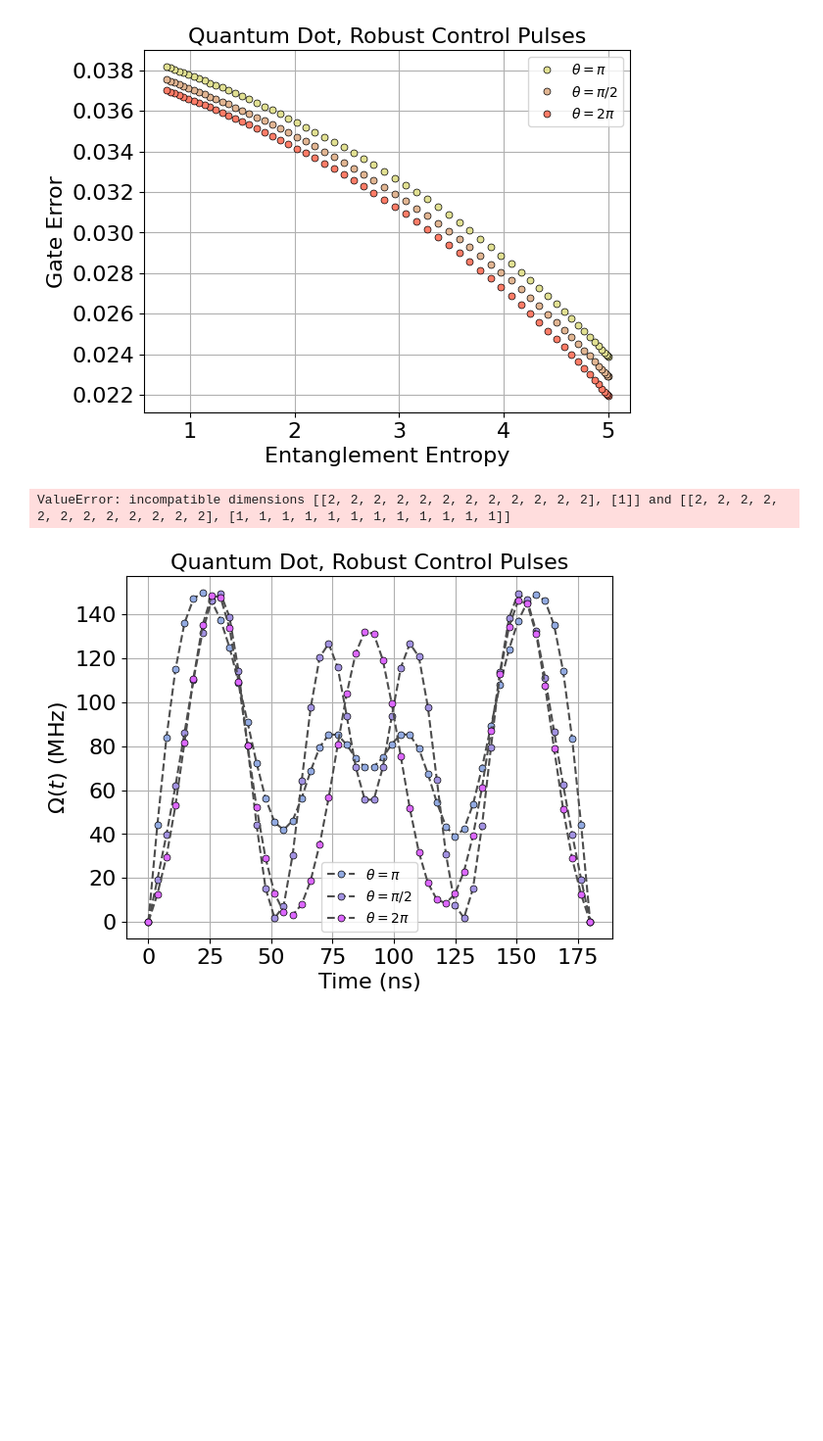
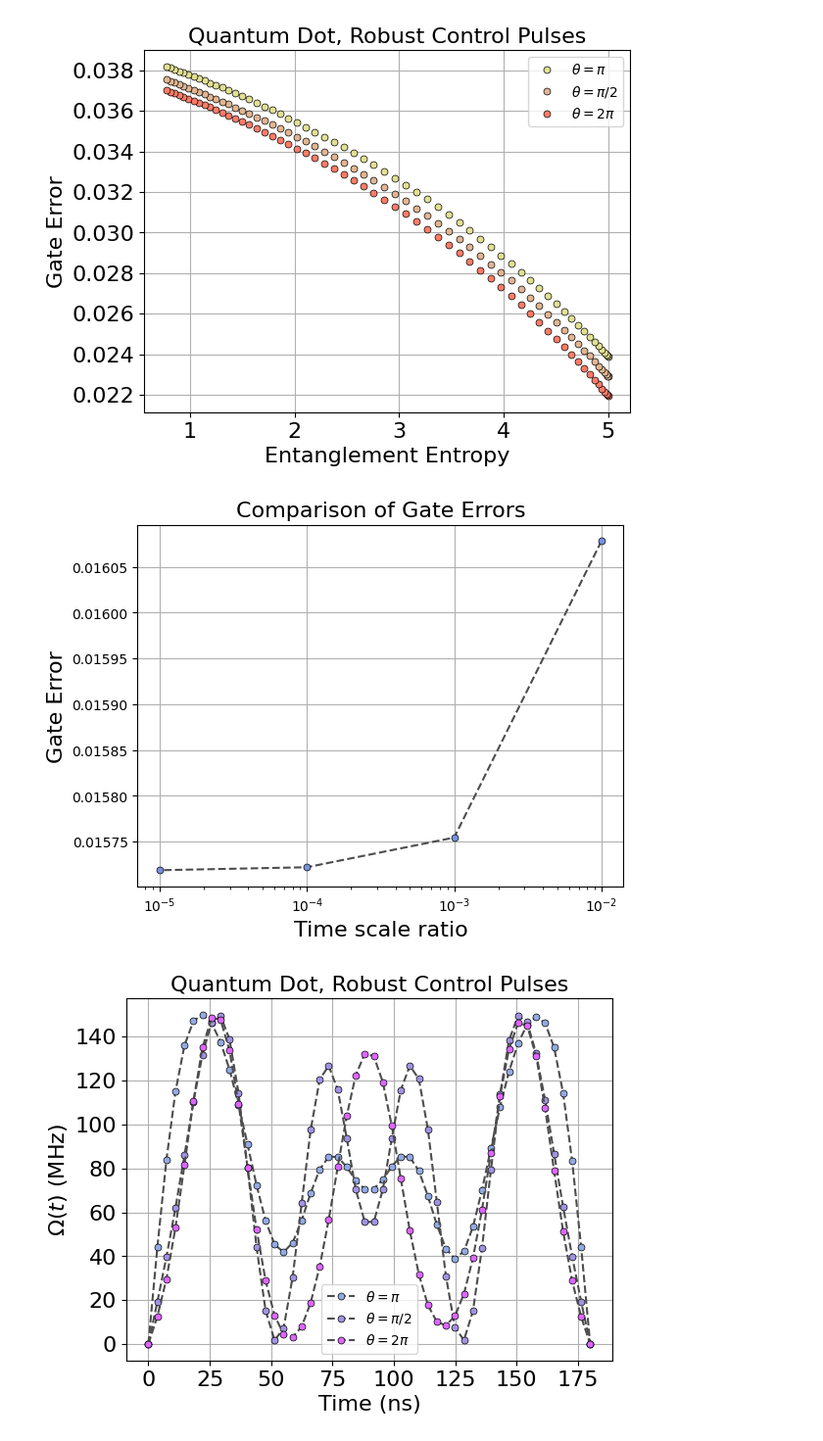
Before and after one commit to minidas/Entanglement-Induced-Resilience-of-Quantum-Dynamics, a Jupyter notebook: RCP.ipynb, the cells around one changed output. Shown at 98% size. Drawn from its saved outputs; the diff is of its cells as text; code cells hidden in the pictures; blank space fills up the shorter version.

Commit message:
test: worst case states

```diff
--- a/RCP.ipynb
+++ b/RCP.ipynb
@@ -127,9 +125,9 @@ plt.show()
 # %% [output]
 [figure]
 # %%
-alpha = [0.8,0.9,0.95,1,1.05,1.1,1.2]
+alpha = [0.01,0.001,0.0001,0.00001]
 
-state = thermal_state(temperature * 0.0008)
+state = thermal_state(temperature * 0.008)
 #worst case
 from scipy.linalg import eig
 from qiskit.quantum_info import Statevector
@@ -137,45 +135,55 @@ from qiskit.quantum_info import Statevector
 def eigenvector_corresponding_to_maximal_eigenvalue(matrix):
     eigenvalues, eigenvectors = eig(matrix)
     max_eigenvalue_index = np.argmax(np.abs(eigenvalues))
-    return eigenvectors[:,max_eigenvalue_index]
+    return eigenvectors[:,max_eigenvalue_index], eigenvalues[max_eigenvalue_index]
 
 EM = Quantum_dot(1e9 , T = 1.8e-7)
 AM = analog_QD(EM, h=5e4,J=1e5, DeltaE=2e8,epsilon=0.001)
 time_full_rcp = np.linspace(0, AM.T, 2)
 exact_state = qt.mesolve(AM.exact_model.H, state, time_full_rcp).states[-1]
-partial_state_list = []
+
+
+U = qt.propagator(AM.exact_model.H, AM.T)-qt.propagator(AM.H, AM.T)
+vec, val = eigenvector_corresponding_to_maximal_eigenvalue(U.full())
+worst_case_state = qt.Qobj(vec, dims=[[2]*N, [1]*N])
+exact_state = qt.mesolve(AM.exact_model.H, worst_case_state, time_full_rcp).states[-1]
 
 rcp_full_time = analog_model[0].T
+partial_state_list = []
+worst_partial_state_list = []
 for a in alpha:
     EM = Quantum_dot(1e9/a , T = 1.8e-7*a)
     AM = analog_QD(EM, h=5e4,J=1e5, DeltaE=2e8,epsilon=0.001)
     time_full_rcp = np.linspace(0, AM.T, 2)
-    U = qt.propagator(AM.exact_model.H, AM.T)
-    worst_case_state = qt.Qobj(eigenvector_corresponding_to_maximal_eigenvalue(U.full()), dims=[[2]*N, [1]*N])
-    partial_state = qt.mesolve(EM.H, state, time_full_rcp).states[-1]
-    partial_state_list.append(partial_state)
+
+    # partial_state = qt.mesolve(AM.H, state, time_full_rcp).states[-1]
+    # partial_state_list.append(partial_state)
+
+    worst_partial_state = qt.mesolve(AM.H, worst_case_state, time_full_rcp).states[-1]
+    worst_partial_state_list.append(worst_partial_state)
 
 error_list = []
-for state in partial_state_list:
+for state in worst_partial_state_list:
     errors = exact_state - state
     error_list.append(errors.norm('l2'))
-entropy = RDM_entropy(state.full(),7,qubits=12)[-1]
+# entropy = RDM_entropy(state.full(),7,qubits=12)[-1]
 
 # worst_error_list = []
 # for state in worst_case_partial_state:
 #     errors = worst_case_exact_state - state
 #     worst_error_list.append(errors.norm('l2'))
 
-plt.plot(alpha, error_list, color='0.3', marker='o', markersize=5, mfc="#7790dd", mec='k', linestyle='dashed', markeredgewidth=0.5,label='Entropy = {:.2f}'.format(entropy))
-# plt.plot(time_full_rcp[60:], worst_error_list[60:], color='0.3', marker='s', markersize=5, mfc="#d377dd", mec='k', linestyle='dotted', markeredgewidth=0.5,label='Worst Case')
+# plt.plot(alpha, error_list, color='0.3', marker='o', markersize=5, mfc="#7790dd", mec='k', linestyle='dashed', markeredgewidth=0.5,label='Entropy = {:.2f}'.format(entropy))
+plt.plot(alpha, error_list, color='0.3', marker='o', markersize=5, mfc="#7790dd", mec='k', linestyle='dashed', markeredgewidth=0.5,label='worst case state')
 plt.xlabel('Time scale ratio',fontsize=16)
 plt.ylabel('Gate Error',fontsize=16)
 plt.title('Comparison of Gate Errors',fontsize=16)
-plt.legend(loc=0)
+# plt.legend(loc=0)
+plt.xscale('log')
 plt.grid()
 plt.show()
 # %% [output]
-ValueError: incompatible dimensions [[2, 2, 2, 2, 2, 2, 2, 2, 2, 2, 2, 2], [1]] and [[2, 2, 2, 2, 2, 2, 2, 2, 2, 2, 2, 2], [1, 1, 1, 1, 1, 1, 1, 1, 1, 1, 1, 1]]
+[figure, added]
 # %%
 #RCP plotting
 time = np.linspace(0,180 , 50)
```
Also changed, not shown: parts of 1 cell of this notebook, 1 other file.
